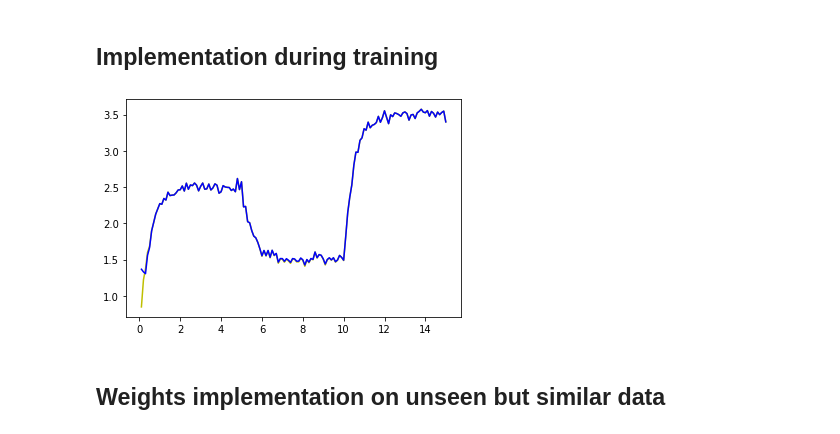
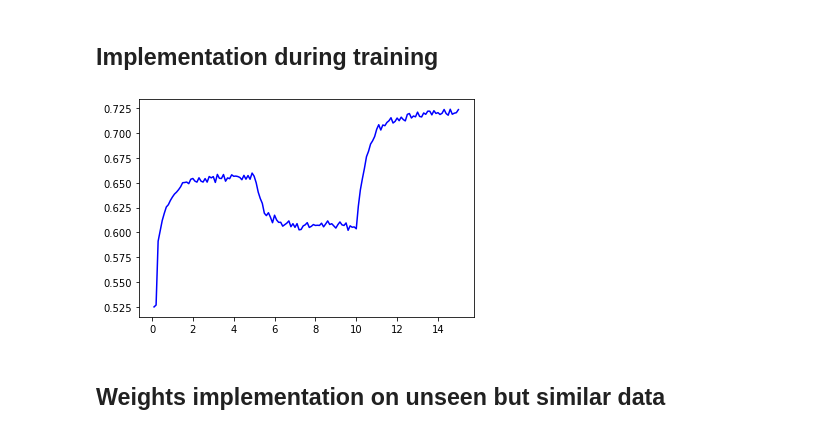
Before and after one commit to Kikumu/Computational-science-practice, a Jupyter notebook: CourseProject/Computational-Science-ACW.ipynb, the cells around one changed output. Saved outputs shown, nothing was run; the diff lists cells and outputs as text; code cells hidden in the pictures.

```diff
--- a/CourseProject/Computational-Science-ACW.ipynb
+++ b/CourseProject/Computational-Science-ACW.ipynb
@@ -362,11 +362,11 @@ sns.distplot(random_vals)
 ## Sigmoid Activation
 # %%
 def sigmoid_activation(val):
-  sigmoid = 1/1+np.exp(-val)#sigmoid activation function
-  return sigmoid
+    sigmoid = 1/(1+np.exp(-val))#sigmoid activation function
+    return sigmoid
 
 def train_weights3(array, lr, loops):
-    weights3 = [1,rand.uniform(0,1),rand.uniform(0,1),rand.uniform(0,1)]#weights initialisation
+    weights3 = [0.1,rand.uniform(0,1),rand.uniform(0,1),rand.uniform(0,1)]#weights initialisation
     #weights3 = preprocessing.normalize(weights3)
     weights3_1 = []         #save weights
     itr_array = []          #saves number of epochs done
@@ -397,9 +397,9 @@ def train_weights3(array, lr, loops):
                 error_array.append(error)    #save error
                 net_array.append(prediction) #save network
                 #------------------------WEIGHTS UPDATED BY CORRESPONDING CURRENT ERROR AND INPUT----------------------------------
-                weights3_change_bias = -a[0] *lr*(error)         #calculate weight change for bias
+                weights3_change_bias = -lr*a[0]*(delta)          #calculate weight change for bias
                 weights3[0] = weights3[0] + weights3_change_bias #add weight change calculated to current bias
-                weights3_change= -a[0]*(error)*lr                #calculate weight change for input weights
+                weights3_change= -lr*a[0]*(delta)                #calculate weight change for input weights
                 for i in range(len(a)):                          #iterate over every input weight
                     weights3[i + 1] = weights3[i +1] + weights3_change     #update each input weight
                 sum_error += error**2                            #calculate sum error
@@ -429,9 +429,9 @@ def train_weights3(array, lr, loops):
                 error_array.append(error)          #append error
                 net_array.append(prediction)       #append network prediction
                 #------------------------WEIGHTS UPDATED BY CORRESPONDING CURRENT ERROR AND INPUT----------------------------------
-                weights3_change_bias = -a[0] *lr*(error) #calculate weight change for bias
+                weights3_change_bias = -lr*a[0]*(delta)  #calculate weight change for bias
                 weights3_1[w_adaptor][0] = weights3_1[w_adaptor][0] + weights3_change_bias #add weight change to current bias
-                weights3_change= -a[0]*(error)*lr  #calculate weight change
+                weights3_change= -lr*a[0]*(delta)   #calculate weight change
                 for i in range(len(a)):            #iterate through each input
                      weights3_1[w_adaptor][i + 1] =  weights3_1[w_adaptor][i +1] + weights3_change #for each input weight add weight change
                 sum_error += error**2          #calculate error squared
@@ -586,4 +588,7 @@ def predict3(noise2,weights2):
+# %%
+norm = np.linalg.norm(random_vals)
+normal_array = random_vals/norm
 # %%
 dat1 = triple_converter(random_vals)
-#dat1 = preprocessing.normalize(dat1)
-#dat1
+#dat2 = preprocessing.normalize(dat1)
+dat2 = triple_converter(normal_array)
@@ -590,4 +599,4 @@ dat1 = triple_converter(random_vals)
 # %%
-values,e,w,test,itrArray,accuracy_array = train_weights3(dat1, 0.01,100)
+values,e,w,test,itrArray,accuracy_array = train_weights3(dat2, 0.01,1000)
 #0.006531
 # %% [output]
@@ -616,13 +625,13 @@ values,e,w,test,itrArray,accuracy_array = train_weights3(dat1, 0.01,100)
 ## Implementation during training
 # %%
 y_axis = values #network output
-y = random_vals
+#y = normal_array
 x_axis = x = t_save2
-plt.plot(x,y,"y") #actual
+#plt.plot(x,y,"y") #actual
 plt.plot(x_axis,y_axis,"b")#noise
 plt.show()
 # %% [output]
-[figure, old version]
+[figure, new version]
 # %% [markdown]
 ## Weights implementation on unseen but similar data
 # %%
```
Also changed, not shown: parts of 10 cells of this notebook.
